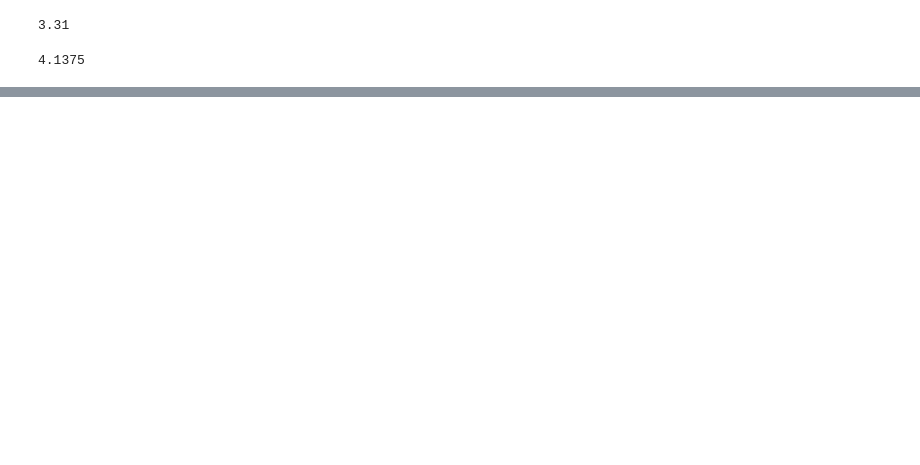
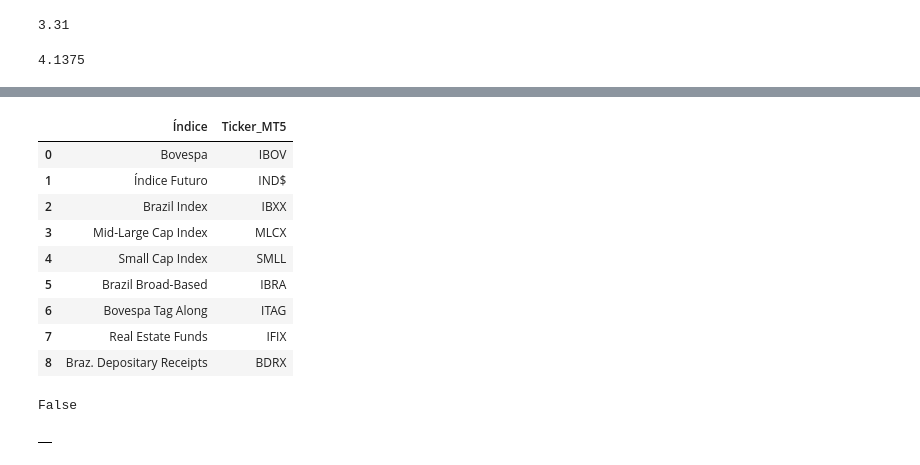
Before and after one commit to Akirahori/Mercado-Financeiro, a Jupyter notebook: Projetos/Reports/Weekly_Report.ipynb, the cells around one changed output, grey strips where cells are left out. Cells and saved outputs as stored; diff of their text form; code cells hidden in the pictures; blank space fills up the shorter version.

```diff
--- a/Projetos/Reports/Weekly_Report.ipynb
+++ b/Projetos/Reports/Weekly_Report.ipynb
@@ -411,0 +426,32 @@ fig_indices_results
+# %%
+dict_mt5_brazil_indices = {
+    "Bovespa": "IBOV",
+    "Índice Futuro": "IND$",
+    "Brazil Index": "IBXX",
+    "Mid-Large Cap Index": "MLCX",
+    "Small Cap Index": "SMLL",
+    "Brazil Broad-Based": "IBRA",
+    "Bovespa Tag Along": "ITAG",
+    "Real Estate Funds": "IFIX",
+    "Braz. Depositary Receipts": "BDRX",
+}
+
+df_mt5_brazil_indices = pd.DataFrame.from_dict(dict_mt5_brazil_indices, orient='index', columns=['Ticker_MT5'])
+df_mt5_brazil_indices = df_mt5_brazil_indices.reset_index()
+df_mt5_brazil_indices = df_mt5_brazil_indices.rename({'index':'Índice'}, axis=1)
+df_mt5_brazil_indices
+# %% [output]
+|  | Índice | Ticker_MT5 |
+| 0 | Bovespa | IBOV |
+| 1 | Índice Futuro | IND$ |
+| 2 | Brazil Index | IBXX |
+| 3 | Mid-Large Cap Index | MLCX |
+| 4 | Small Cap Index | SMLL |
+| 5 | Brazil Broad-Based | IBRA |
+| 6 | Bovespa Tag Along | ITAG |
+| 7 | Real Estate Funds | IFIX |
+| 8 | Braz. Depositary Receipts | BDRX |
+# %%
+mt5.initialize()
+# %% [output]
+False
@@ -411,0 +472,4 @@ fig_indices_results
+# %%
+brazil_ohlcv
+# %% [output]
+|  |
```
Also changed, not shown: parts of 6 cells of this notebook.
